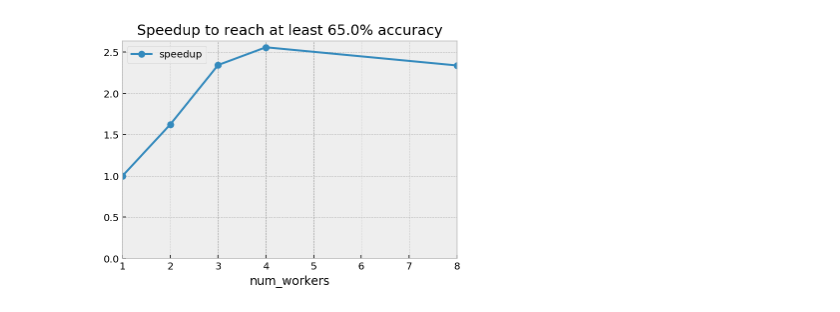
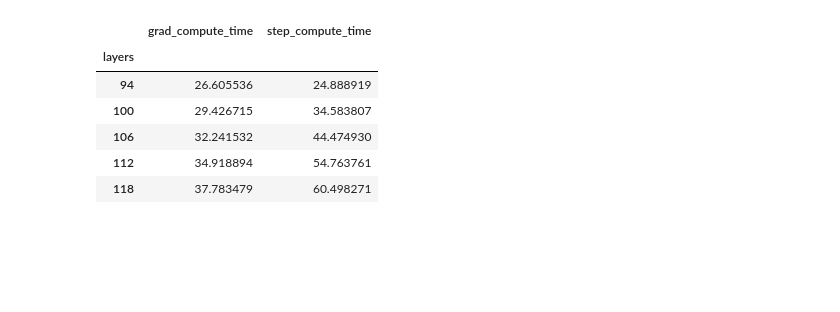
Before and after one commit to jxbz/LeanSGD, a Jupyter notebook: Visualize.ipynb, the cells around one changed output. Drawn from its saved outputs; the diff is of its cells as text; code cells hidden in the pictures; blank space fills up the shorter version.

```diff
--- a/Visualize.ipynb
+++ b/Visualize.ipynb
@@ -51,27 +25,0 @@ Chart(df).mark_line().encode(
-# %%
-def time_to_accuracy(df, accuracy, key='test_acc', time='train_time'):
-    df = df[df[key] >= accuracy]
-    if len(df) == 0:
-        return {k: None for k in [key, time]}
-    i = np.argmin(np.abs(df[key] - accuracy))
-    return {k: df.T[i][k] for k in [key, time]}
-
-times = []
-accuracy = 0.650
-# accuracy = 0.85
-for one_df in dfs:
-    summary = {}
-    for key in ['seed', 'num_workers']:
-        assert len(one_df[key].unique()) == 1
-        summary[key] = one_df[key].unique()[0]
-
-    times += [{**time_to_accuracy(one_df, accuracy, key='test_loss'),
-               **summary}]
-
-
-times = pd.DataFrame(times)
-# times.head()
-show = times.pivot_table(index='num_workers', values='train_time')
-show['num_workers'] = show.index
-show['speedup'] = show.T[1]['train_time'] / show['train_time']
-show
@@ -93,9 +26,18 @@ show
-# %%
-%config InlineBackend.figure_format = 'retina'
-plt.style.use('bmh')
-show.plot(x='num_workers', y='speedup', title=f'Speedup to reach at least {100*accuracy}% accuracy',
-          style='o-', ylim=(0, None))
-# plt.ylim(0, 1.2)
-plt.show()
-# %% [output]
-[figure, removed]
+# %%
+show = df[df.widen_factor == 1]
+values = [key + '_compute_time' for key in ['grad', 'step', 'loss',
+                                            'feed_forward']]
+values = [key + '_compute_time' for key in ['grad', 'step']]#, 'loss',
+#                                             'feed_forward']]
+# values += ['train_time']
+show = show.pivot_table(values=values,
+                      index='layers', aggfunc=np.min)
+show.tail()
+# %% [output]
+|  | grad_compute_time | step_compute_time |
+| layers |  |  |
+| 94 | 26.605536 | 24.888919 |
+| 100 | 29.426715 | 34.583807 |
+| 106 | 32.241532 | 44.474930 |
+| 112 | 34.918894 | 54.763761 |
+| 118 | 37.783479 | 60.498271 |
```
Also changed, not shown: parts of 9 cells of this notebook, 5 other files.
